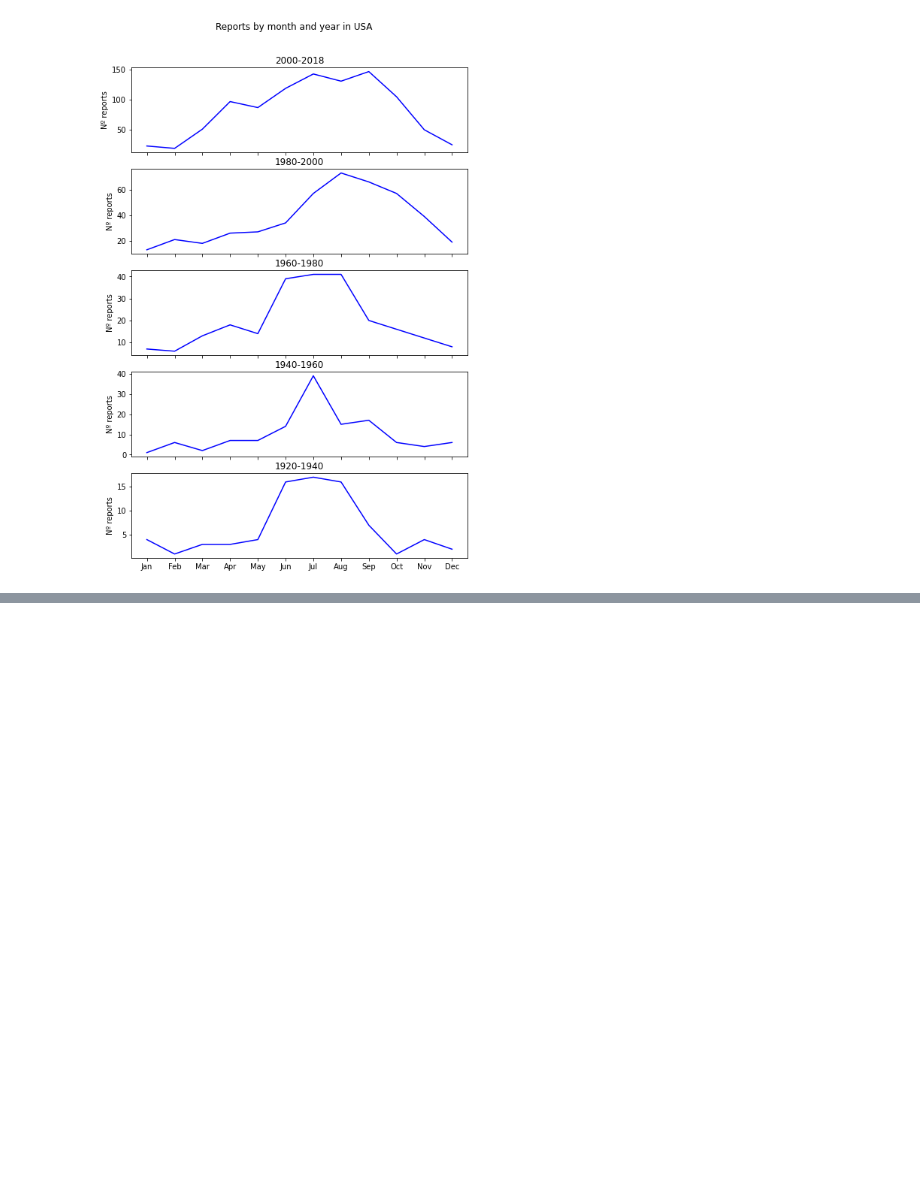
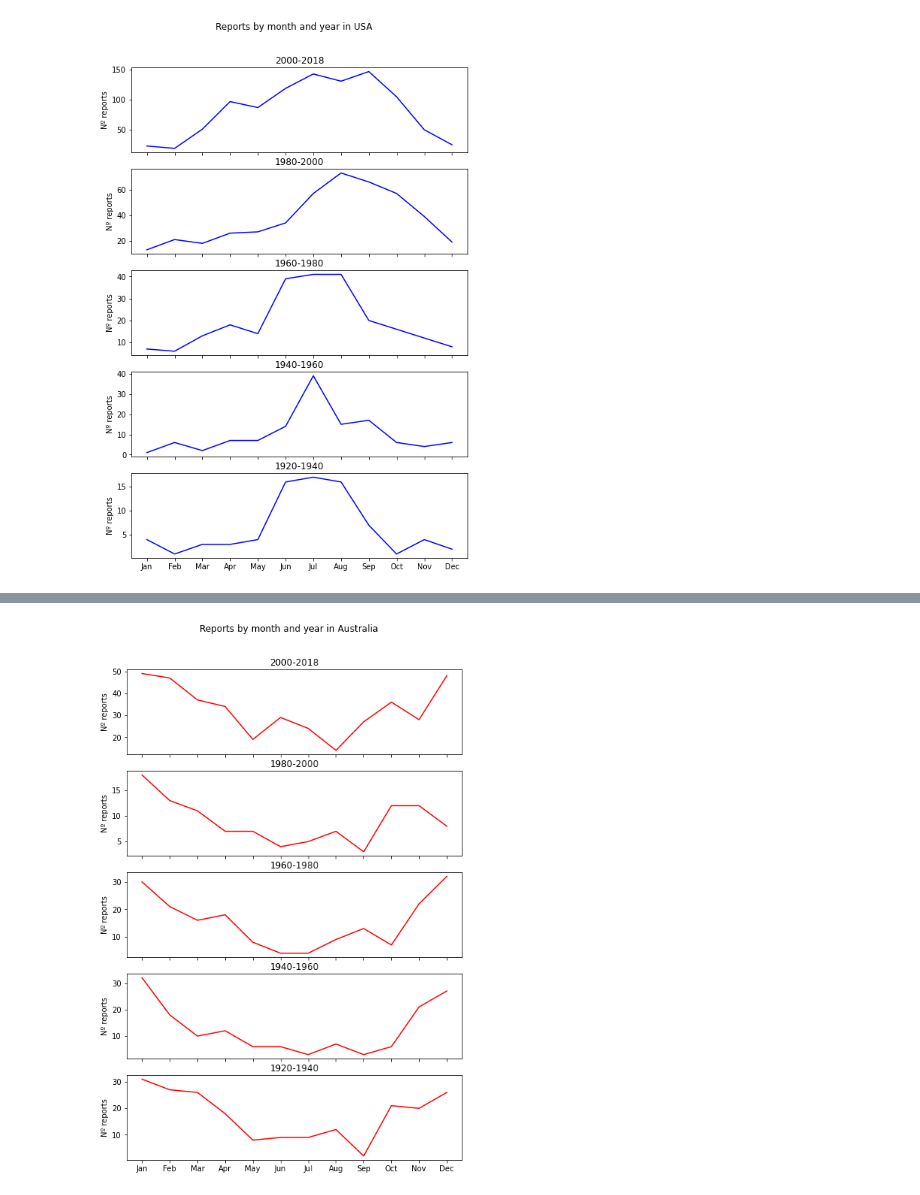
Before and after one commit to mplanasgit/project-1, a Jupyter notebook: my_project_analysis.ipynb, the cells around one changed output, grey strips where cells are left out. Cells and saved outputs as stored; diff of their text form; code cells hidden in the pictures; blank space fills up the shorter version.

```diff
--- a/my_project_analysis.ipynb
+++ b/my_project_analysis.ipynb
@@ -470,0 +485,4 @@ Are attacks starting earlier since year 2000? More cases reported in April when
+# %%
+# As we did for USA, let's create a dataframe with only the data of Australia
+country_australia = sharks_clean['Country'] != "AUSTRALIA"
+sharks_clean_australia = sharks_clean.drop(sharks_clean[country_australia].index)
@@ -471 +498,65 @@ Are attacks starting earlier since year 2000? More cases reported in April when
+# %%
+# Let's check the reports by year and month in USA
+
+fig_month_year_australia, ax = plt.subplots(nrows = 5, ncols = 1, figsize=(8,12)) # preparing the environment: graphs to be filled
+
+fig_month_year_australia.suptitle('Reports by month and year in Australia', y=0.95)
+
+# conditions:
+year_2000_2018 = (sharks_clean_australia["Year"] >= 2000)
+year_1980_2000 = (sharks_clean_australia["Year"] >= 1980) & (sharks_clean_australia["Year"] < 2000)
+year_1960_1980 = (sharks_clean_australia["Year"] >= 1960) & (sharks_clean_australia["Year"] < 1980)
+year_1940_1960 = (sharks_clean_australia["Year"] >= 1940) & (sharks_clean_australia["Year"] < 1960)
+year_1920_1940 = (sharks_clean_australia["Year"] >= 1920) & (sharks_clean_australia["Year"] < 1940)
+year_1900_1920 = (sharks_clean_australia["Year"] >= 1900) & (sharks_clean_australia["Year"] < 1920)
+
+# x axis:
+x = sharks_clean_australia.groupby("Month").indices.keys()
+
+# y axes:
+y1 = sharks_clean_australia[year_2000_2018].groupby("Month").size()
+y2 = sharks_clean_australia[year_1980_2000].groupby("Month").size()
+y3 = sharks_clean_australia[year_1960_1980].groupby("Month").size()
+y4 = sharks_clean_australia[year_1940_1960].groupby("Month").size()
+y5 = sharks_clean_australia[year_1920_1940].groupby("Month").size()
+y6 = sharks_clean_australia[year_1900_1920].groupby("Month").size()
+
+# 1st
+plt.sca(ax[0])
+plt.plot(x, y1, 'r')
+plt.ylabel(ylabel="Nº reports")
+plt.xticks(ticks = range(1,13), labels=["","","","","","","","","","","",""])
+plt.title('2000-2018')
+
+# 2nd
+plt.sca(ax[1])
+plt.plot(x, y2, 'r')
+plt.ylabel(ylabel="Nº reports")
+plt.xticks(ticks = range(1,13), labels=["","","","","","","","","","","",""])
+plt.title('1980-2000')
+
+# 3rd
+plt.sca(ax[2])
+plt.plot(x, y3, 'r')
+plt.ylabel(ylabel="Nº reports")
+plt.xticks(ticks = range(1,13), labels=["","","","","","","","","","","",""])
+plt.title('1960-1980')
+
+# 4th
+plt.sca(ax[3])
+plt.plot(x, y4, 'r')
+plt.ylabel(ylabel="Nº reports")
+plt.xticks(ticks = range(1,13), labels=["","","","","","","","","","","",""])
+plt.title('1940-1960')
+
+# 5th
+plt.sca(ax[4])
+plt.plot(x, y5, 'r')
+plt.ylabel(ylabel="Nº reports")
+plt.xticks(ticks = range(1,13), labels=["Jan","Feb","Mar","Apr","May","Jun","Jul","Aug","Sep","Oct","Nov","Dec"])
+plt.title('1920-1940')
+
+plt.show()
+# %% [output]
+[figure, added]
 # %% [markdown]
```
Also changed, not shown: parts of 62 cells of this notebook.
